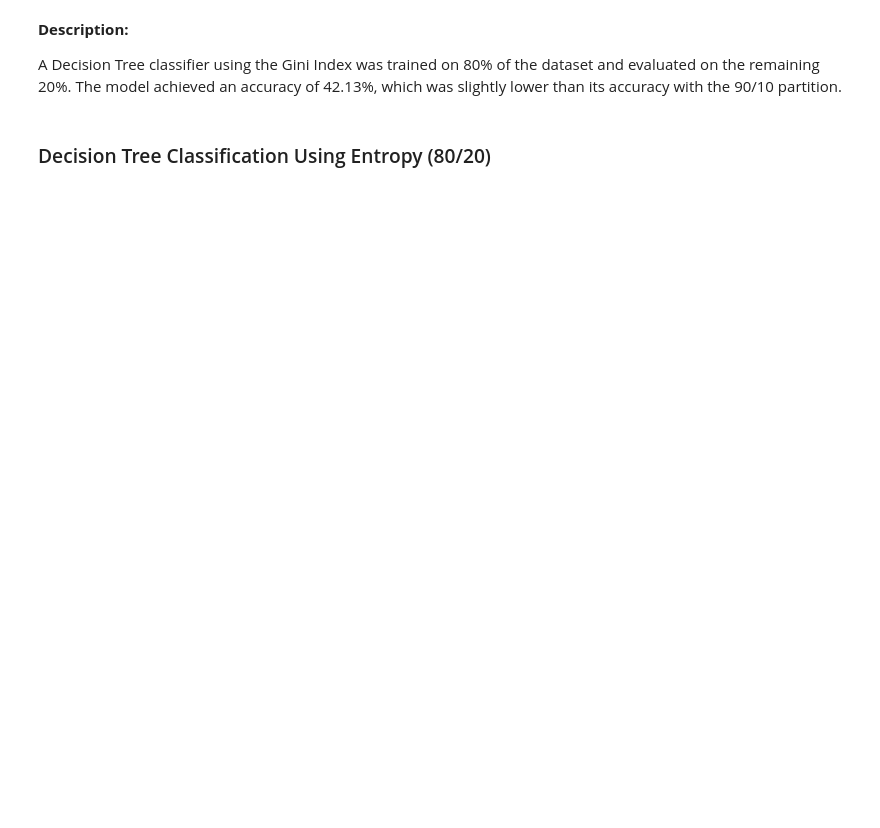
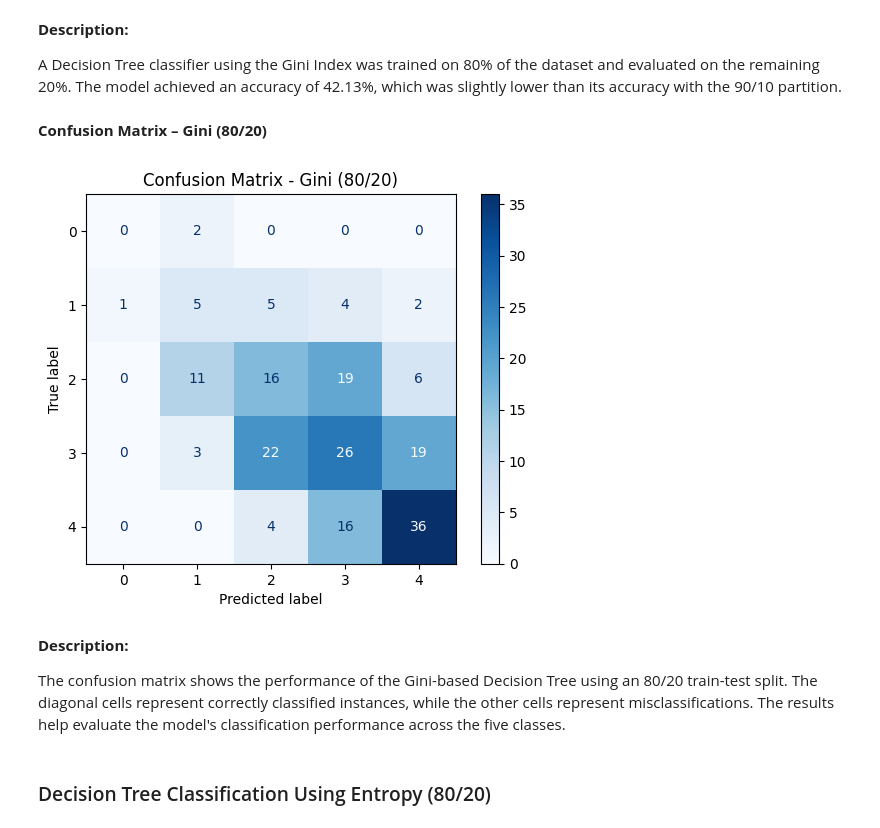
Before and after one commit to wjd123p/IT326-Project, a Jupyter notebook: Reports/Phase3.ipynb, the cells around one changed output. Cells and saved outputs as stored; diff of their text form; code cells hidden in the pictures; blank space fills up the shorter version.

```diff
--- a/Reports/Phase3.ipynb
+++ b/Reports/Phase3.ipynb
@@ -159,6 +227,27 @@ print("Gini Accuracy (%):", accuracy_gini_80 * 100)
 **Description:**
 
 A Decision Tree classifier using the Gini Index was trained on 80% of the dataset and evaluated on the remaining 20%. The model achieved an accuracy of 42.13%, which was slightly lower than its accuracy with the 90/10 partition.
+# %% [markdown]
+**Confusion Matrix – Gini (80/20)**
+# %%
+from sklearn.metrics import ConfusionMatrixDisplay
+import matplotlib.pyplot as plt
+
+ConfusionMatrixDisplay.from_predictions(
+    y_test_80,
+    y_pred_gini_80,
+    values_format="d",
+    cmap="Blues"
+)
+
+plt.title("Confusion Matrix - Gini (80/20)")
+plt.show()
+# %% [output]
+[figure, added]
+# %% [markdown]
+**Description:**
+
+The confusion matrix shows the performance of the Gini-based Decision Tree using an 80/20 train-test split. The diagonal cells represent correctly classified instances, while the other cells represent misclassifications. The results help evaluate the model's classification performance across the five classes.
 # %% [markdown]
 ### Decision Tree Classification Using Entropy (80/20)
 # %%
```
Also changed, not shown: parts of 29 cells of this notebook.
